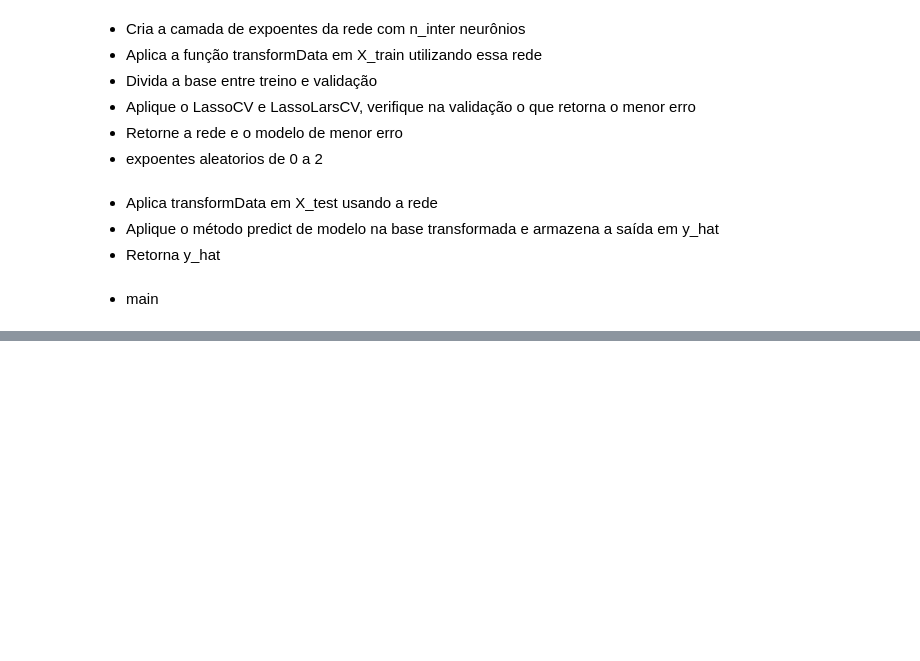
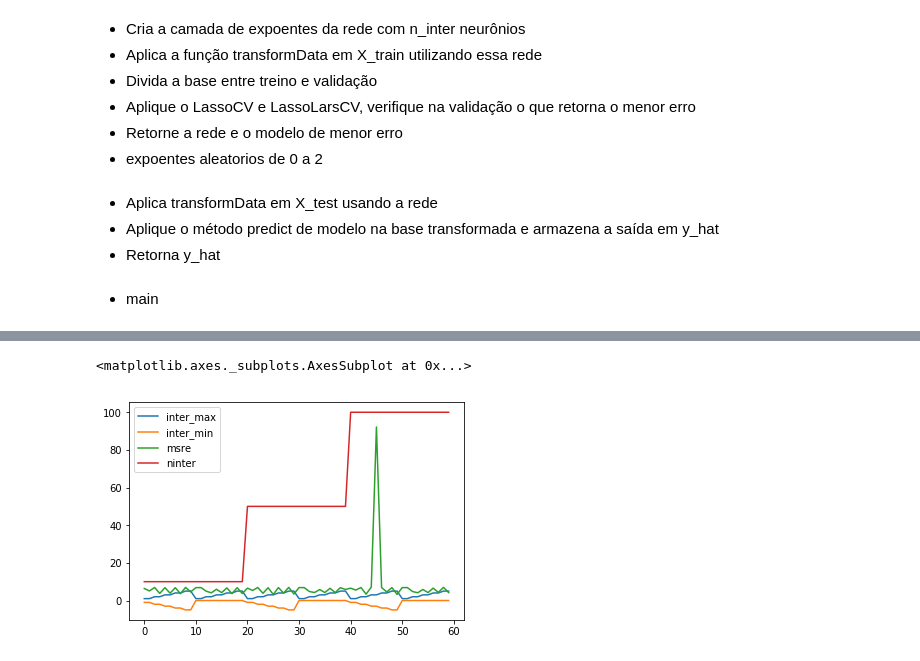
Before and after one commit to maira-lima/inter-transf, a Jupyter notebook: inter-transf.ipynb, the cells around one changed output, grey strips where cells are left out. Cells and saved outputs as stored; diff of their text form; code cells hidden in the pictures; blank space fills up the shorter version.

Commit message:
add tests code

```diff
--- a/inter-transf.ipynb
+++ b/inter-transf.ipynb
@@ -41,6 +67,8 @@ def transformData(X, rede):
         layers[:,i+2] = np.sqrt(layers[:,i]) # sqrt
     cols = np.any(np.isnan(layers), axis=0)
     layers[:, cols] = 0
+    cols = np.any(np.isinf(layers), axis=0)
+    layers[:, cols] = 0
     return layers
 # %% [markdown]
 - Cria a camada de expoentes da rede com n_inter neurônios
@@ -139,0 +101,33 @@ Seus resultados eram:
+# %%
+dataset, algoritmo, ninter_l, inter_min_l, inter_max_l, msre_l = getResults('results.pkl')
+# %%
+#ninter_list = [10, 50, 100, 500, 1000]
+inter_min_max = [(-1,1), (-2,2), (-3,3), (-4,4), (-5,5), (0,1), (0,2), (0,3), (0,4), (0,5)]
+pastas = ['0', '1', '2', '3', '4']
+#bases = ['airfoil', 'concrete', 'cpu', 'energyCooling', 'energyHeating', 'forestfires', 'towerData', 'wineRed', 'wineWhite', 'yacht']
+#basesquebugam = ['bioavailability', 'ppb']
+
+#for D in bases:
+D = 'concrete'
+#for ninter in ninter_list:
+ninter = 10
+for (inter_min, inter_max) in inter_min_max:
+    dataset += [D, D]
+    ninter_l += [ninter, ninter]
+    inter_min_l += [inter_min, inter_min]
+    inter_max_l += [inter_max, inter_max]
+    algoritmo += ['lasso', 'lassoLars']
+    msre_lasso = 0
+    msre_lassoLars = 0
+    for pasta in pastas:
+        fileTrain = 'datasets/' + D + '-train-' + pasta + '.dat'
+        X, y = importaDados(fileTrain)
+        n = X.shape[1]
+        X_treino, X_validacao, y_treino, y_validacao = train_test_split(X, y, test_size=0.3, random_state=1)
+        rede, lasso, lassoLars = fit(X_treino, y_treino, ninter*n, inter_min, inter_max)
+        y_lasso = predict(X_validacao, rede, lasso)
+        y_lars = predict(X_validacao, rede, lassoLars)
+        msre_lasso += msre(y_validacao, y_lasso)
+        msre_lassoLars += msre(y_validacao, y_lars)
+    m = len(pastas)
+    msre_l += [msre_lasso/m, msre_lassoLars/m]
@@ -139,0 +136,8 @@ Seus resultados eram:
+# %%
+dataframe = {'dataset':dataset,
+             'algoritmo':algoritmo,
+             'ninter': ninter_l,
+             'inter_min':inter_min_l,
+             'inter_max':inter_max_l,
+             'msre':msre_l}
+df = pd.DataFrame(dataframe)
@@ -139,0 +164,5 @@ Seus resultados eram:
+# %%
+df.plot()
+# %% [output]
+<matplotlib.axes._subplots.AxesSubplot at 0x...>
+[figure, added]
```
Also changed, not shown: parts of 12 cells of this notebook, 3 other files.
